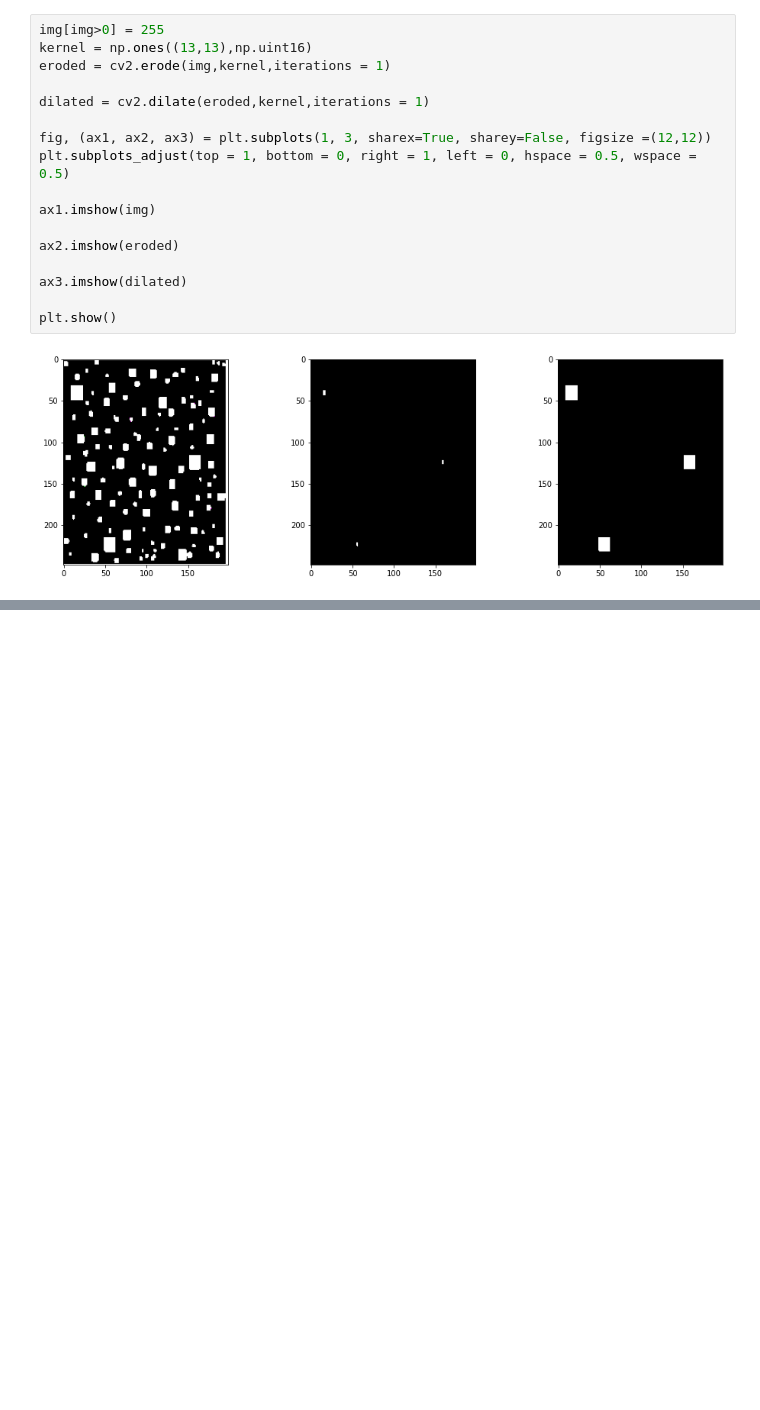
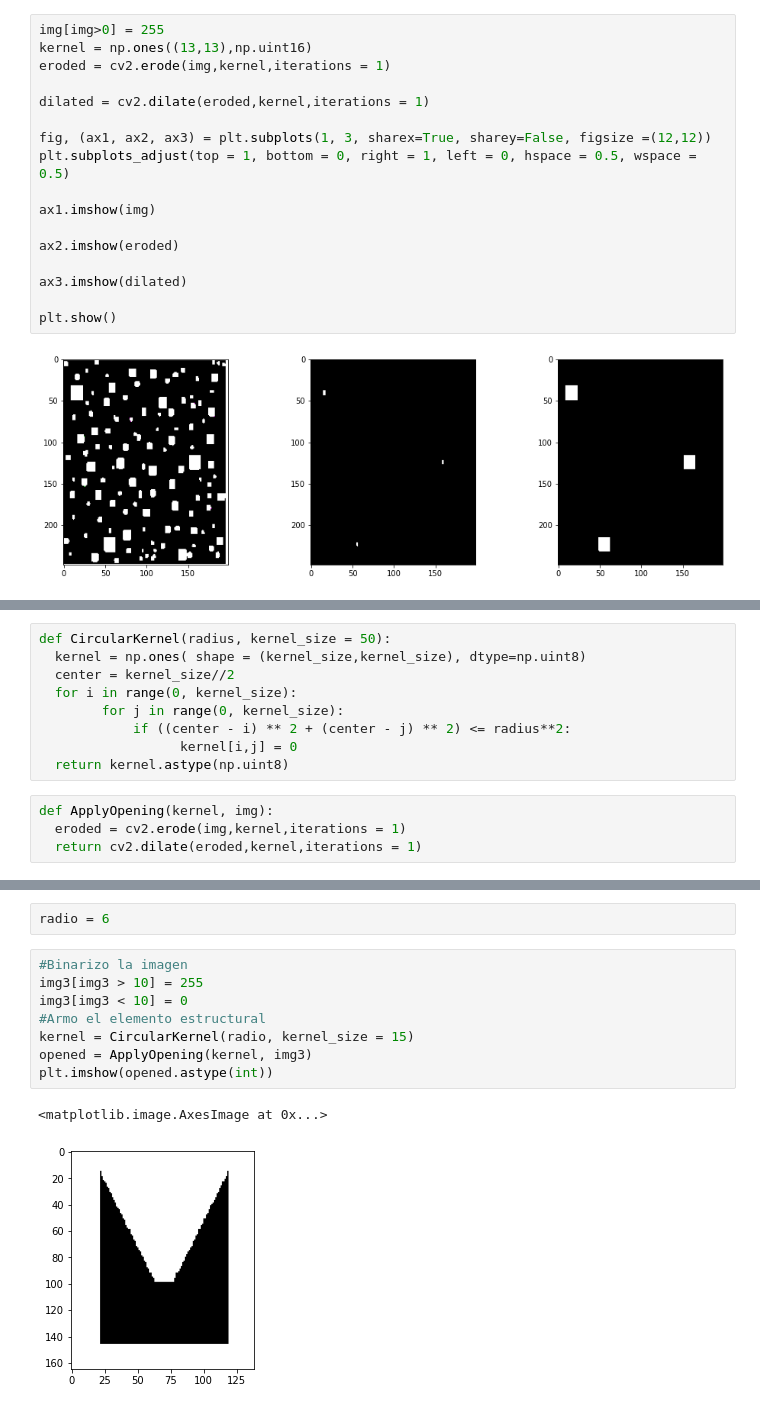
Before and after one commit to LuFernandez/imagaynes, a Jupyter notebook: Morfologia/Morfologia.ipynb, the cells around one changed output, grey strips where cells are left out. Cells and saved outputs as stored; diff of their text form; blank space fills up the shorter version.

```diff
--- a/Morfologia/Morfologia.ipynb
+++ b/Morfologia/Morfologia.ipynb
@@ -65,0 +69,13 @@ plt.show()
+# %%
+def CircularKernel(radius, kernel_size = 50):
+  kernel = np.ones( shape = (kernel_size,kernel_size), dtype=np.uint8)
+  center = kernel_size//2
+  for i in range(0, kernel_size):
+        for j in range(0, kernel_size):
+            if ((center - i) ** 2 + (center - j) ** 2) <= radius**2:
+                  kernel[i,j] = 0
+  return kernel.astype(np.uint8)
+# %%
+def ApplyOpening(kernel, img):
+  eroded = cv2.erode(img,kernel,iterations = 1)
+  return cv2.dilate(eroded,kernel,iterations = 1)
@@ -65,0 +90,13 @@ plt.show()
+# %%
+radio = 6
+# %%
+#Binarizo la imagen
+img3[img3 > 10] = 255
+img3[img3 < 10] = 0
+#Armo el elemento estructural
+kernel = CircularKernel(radio, kernel_size = 15)
+opened = ApplyOpening(kernel, img3)
+plt.imshow(opened.astype(int))
+# %% [output]
+<matplotlib.image.AxesImage at 0x...>
+[figure, added]
```
Also changed, not shown: parts of 4 cells of this notebook.
